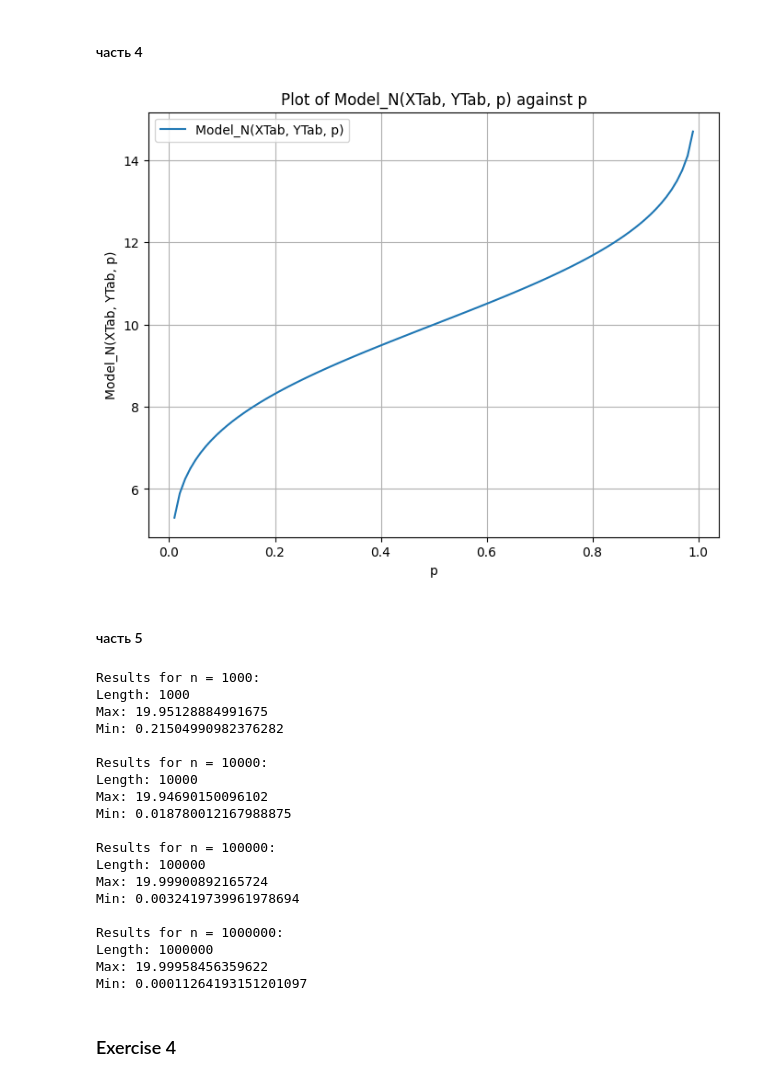
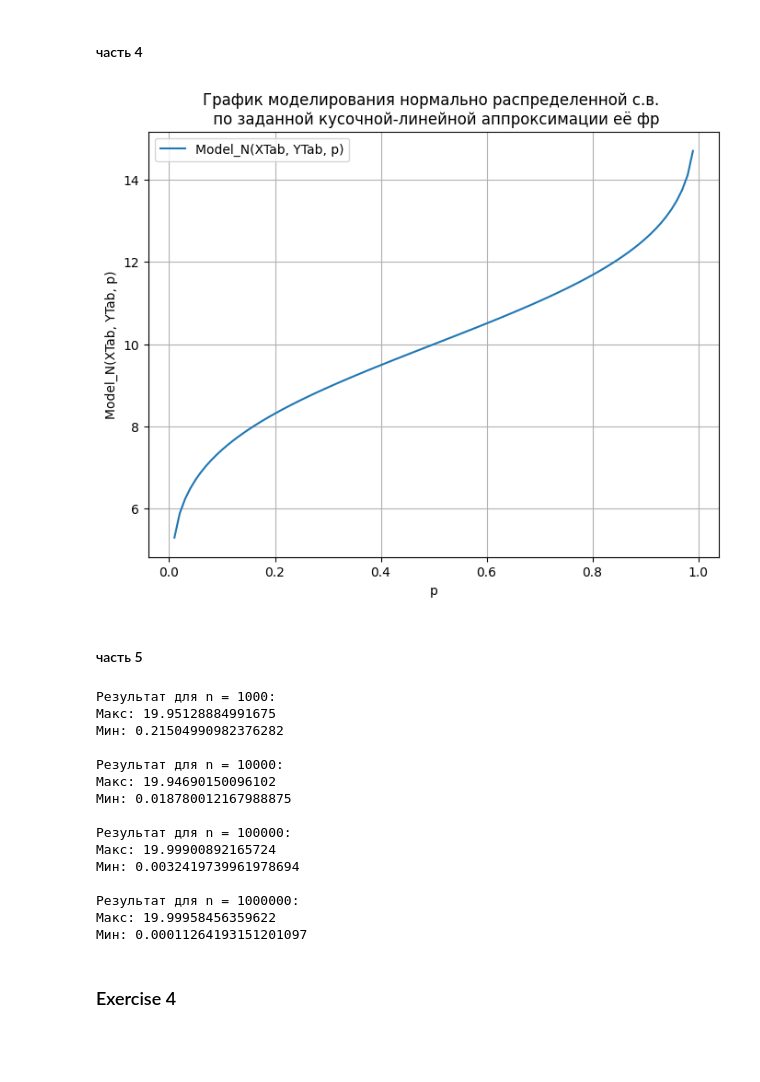
Before and after one commit to Sypoo1/mtuci-statistics, a Jupyter notebook: 6.ipynb, the cells around one changed output. Cells and saved outputs as stored; diff of their text form; code cells hidden in the pictures; blank space fills up the shorter version.

```diff
--- a/6.ipynb
+++ b/6.ipynb
@@ -188,30 +167,28 @@ def Model_N(XTab, YTab, p):
 # %%
 def plot_model_N(XTab, YTab):
     left_boundary = 0
     right_boundary = 1
     p_values = [left_boundary + i * (right_boundary - left_boundary) / 100 for i in range(101)]
 
-    # Compute Model_N for each p
     model_N_values = [Model_N(XTab, YTab, p) for p in p_values]
 
-    # Plot the results
+
     plt.figure(figsize=(8, 6))
     plt.plot(p_values, model_N_values, label="Model_N(XTab, YTab, p)")
 
-    plt.title("Plot of Model_N(XTab, YTab, p) against p")
+    plt.title("График моделирования нормально распределенной с.в. \n по заданной кусочной-линейной аппроксимации её фр")
     plt.xlabel("p")
     plt.ylabel("Model_N(XTab, YTab, p)")
 
-     # Adjust the legend location to the right of the plot
-    #plt.legend(loc='center left', bbox_to_anchor=(1, 0.5))
+
     plt.legend()
     plt.grid(True)
     plt.show()
 
 
 plot_model_N(XTab, YTab)
 # %% [output]
-[figure, old version]
+[figure, new version]
 # %% [markdown]
 #### часть 5
 # %%
@@ -219,65 +196,40 @@ import random
 
 random.seed(42)
 
-# Define the different n values
+
 n_values = [10**3, 10**4, 10**5, 10**6]
 
-# Dictionary to store results for each n
+
 ParArr_results = {}
 
 for n in n_values:
-    p_values = [random.uniform(0, 1) for _ in range(n)]  # Generate random p values
+    p_values = [random.uniform(0, 1) for _ in range(n)]
+
+    ParArr_results[n] = [Model_N(XTab, YTab, p) for p in p_values]
 
 
-    # def random_close_to_mean(n, mean=10, std_dev=2, samples=12):
-    #     p_values = []
-    #     for _ in range(n):
-    #         # Generate the sum of 'samples' uniform random variables
-    #         uniform_sum = sum(random.uniform(0, 1) for _ in range(samples))
 
-    #         # Rescale to approximate a normal distribution
-    #         # Mean of uniform_sum is samples / 2, variance is samples / 12
-    #         normalized = (uniform_sum - samples / 2) / (samples / 12)**0.5
+    print(f"Результат для n = {n}:")
 
-    #         # Scale and shift to get the desired mean and standard deviation
-    #         value = normalized * std_dev + mean
-    #         p_values.append(value)
-    #     return p_values
-
-
-    # p_values = random_close_to_mean(n)
-
-    # Compute Model_N for each p and store in the dictionary
-    ParArr_results[n] = [Model_N(XTab, YTab, p) for p in p_values]
-    # ParArr_results[n] = p_values
-
-    # Output statistics
-    print(f"Results for n = {n}:")
-    print(f"Length: {len(ParArr_results[n])}")
-    #print(f"Series: {ParArr_results[n]}")
-    print(f"Max: {max(ParArr_results[n])}")
-    print(f"Min: {min(ParArr_results[n])}")
+    print(f"Макс: {max(ParArr_results[n])}")
+    print(f"Мин: {min(ParArr_results[n])}")
     print()
 # %% [output]
-Results for n = 1000:
-Length: 1000
-Max: 19.95128884991675
-Min: 0.21504990982376282
+Результат для n = 1000:
+Макс: 19.95128884991675
+Мин: 0.21504990982376282
 
-Results for n = 10000:
-Length: 10000
-Max: 19.94690150096102
-Min: 0.018780012167988875
+Результат для n = 10000:
+Макс: 19.94690150096102
+Мин: 0.018780012167988875
 
-Results for n = 100000:
-Length: 100000
-Max: 19.99900892165724
-Min: 0.0032419739961978694
+Результат для n = 100000:
+Макс: 19.99900892165724
+Мин: 0.0032419739961978694
 
-Results for n = 1000000:
-Length: 1000000
-Max: 19.99958456359622
-Min: 0.00011264193151201097
+Результат для n = 1000000:
+Макс: 19.99958456359622
+Мин: 0.00011264193151201097
 # %% [markdown]
 ### Exercise 4
 # %% [markdown]
```
Also changed, not shown: parts of 10 cells of this notebook.
